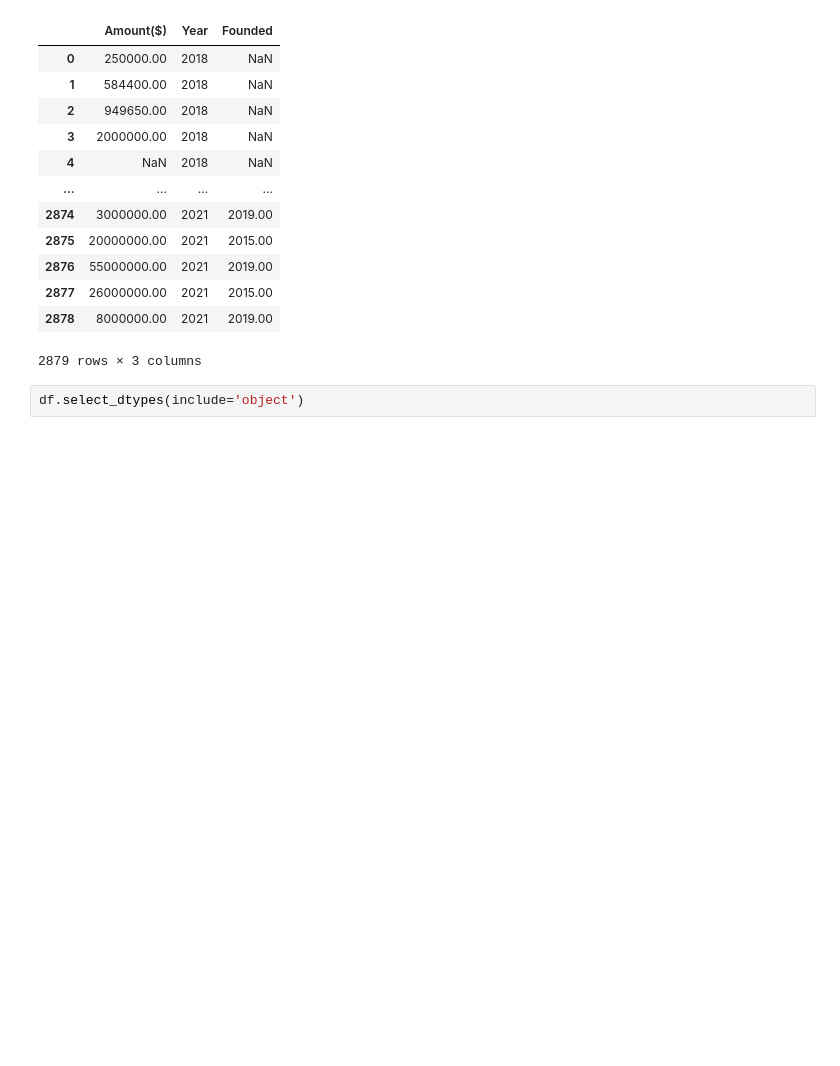
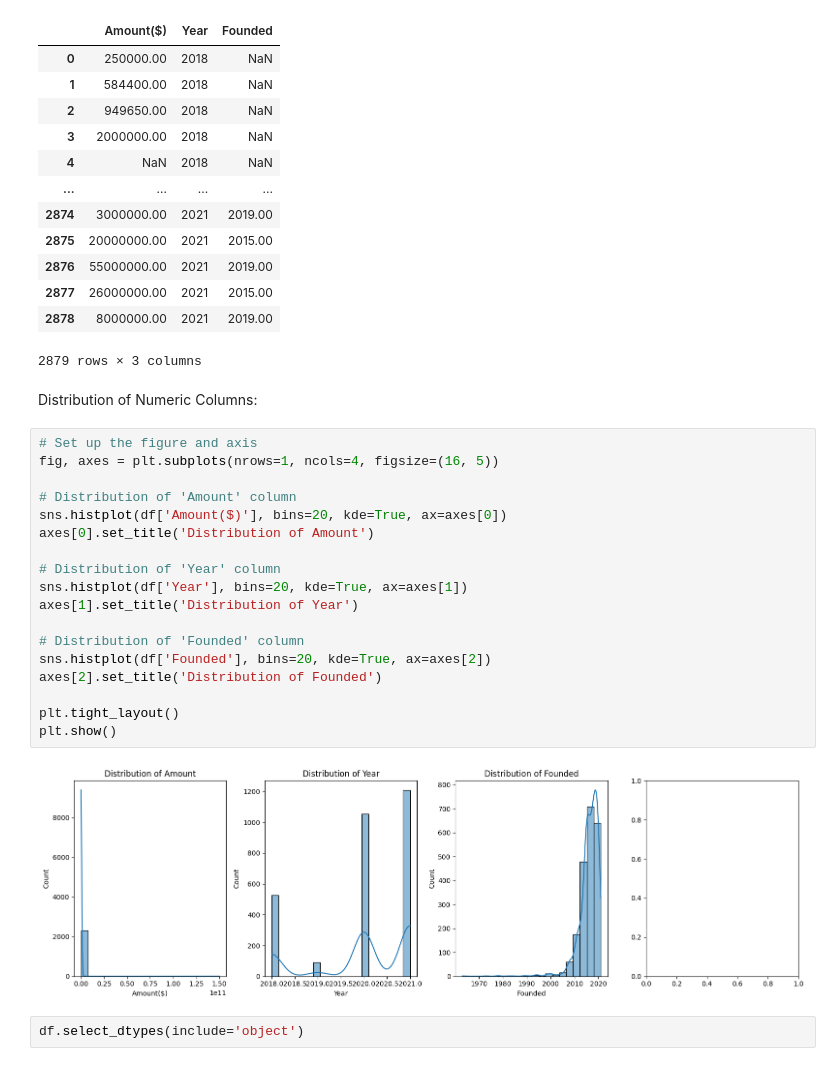
Before and after one commit to MoIdris/A-Data-Analytics-Project, a Jupyter notebook: Indian_Start-up.ipynb, the cells around one changed output. Saved outputs shown, nothing was run; the diff lists cells and outputs as text; blank space fills up the shorter version.

```diff
--- a/Indian_Start-up.ipynb
+++ b/Indian_Start-up.ipynb
@@ -1220,6 +1220,28 @@ df.select_dtypes(include='number')
 | 2877 | 26000000.00 | 2021 | 2015.00 |
 | 2878 | 8000000.00 | 2021 | 2019.00 |
 2879 rows × 3 columns
+# %% [markdown]
+Distribution of Numeric Columns:
+# %%
+# Set up the figure and axis
+fig, axes = plt.subplots(nrows=1, ncols=4, figsize=(16, 5))
+
+# Distribution of 'Amount' column
+sns.histplot(df['Amount($)'], bins=20, kde=True, ax=axes[0])
+axes[0].set_title('Distribution of Amount')
+
+# Distribution of 'Year' column
+sns.histplot(df['Year'], bins=20, kde=True, ax=axes[1])
+axes[1].set_title('Distribution of Year')
+
+# Distribution of 'Founded' column
+sns.histplot(df['Founded'], bins=20, kde=True, ax=axes[2])
+axes[2].set_title('Distribution of Founded')
+
+plt.tight_layout()
+plt.show()
+# %% [output]
+[figure, added]
 # %%
 df.select_dtypes(include='object')
 # %% [output]
```
Also changed, not shown: parts of 8 cells of this notebook.
